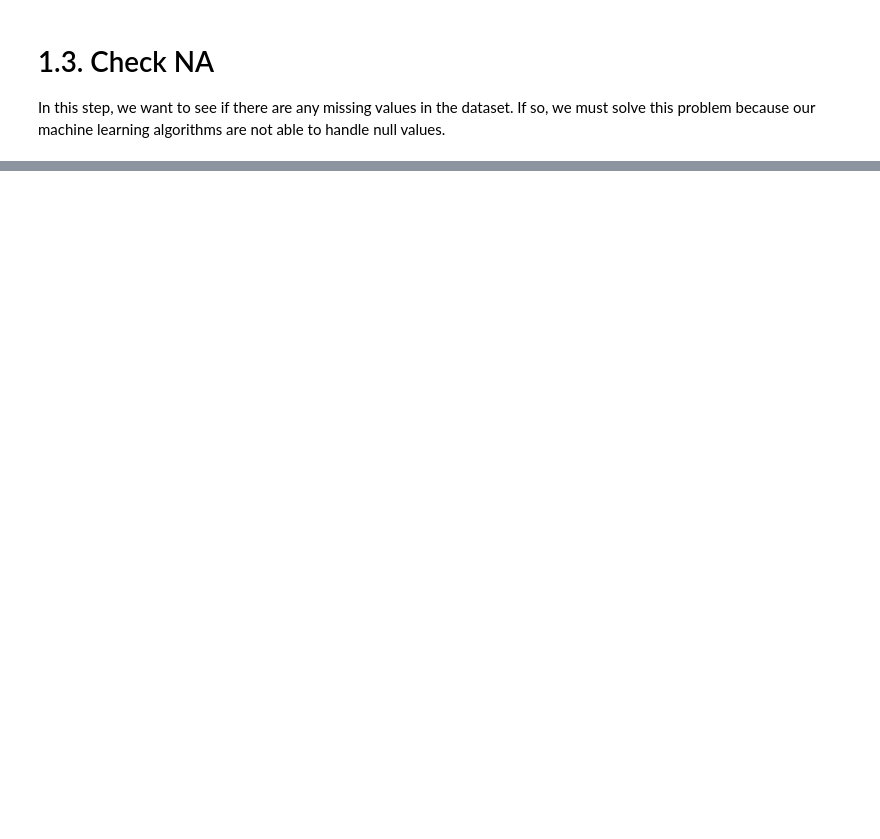
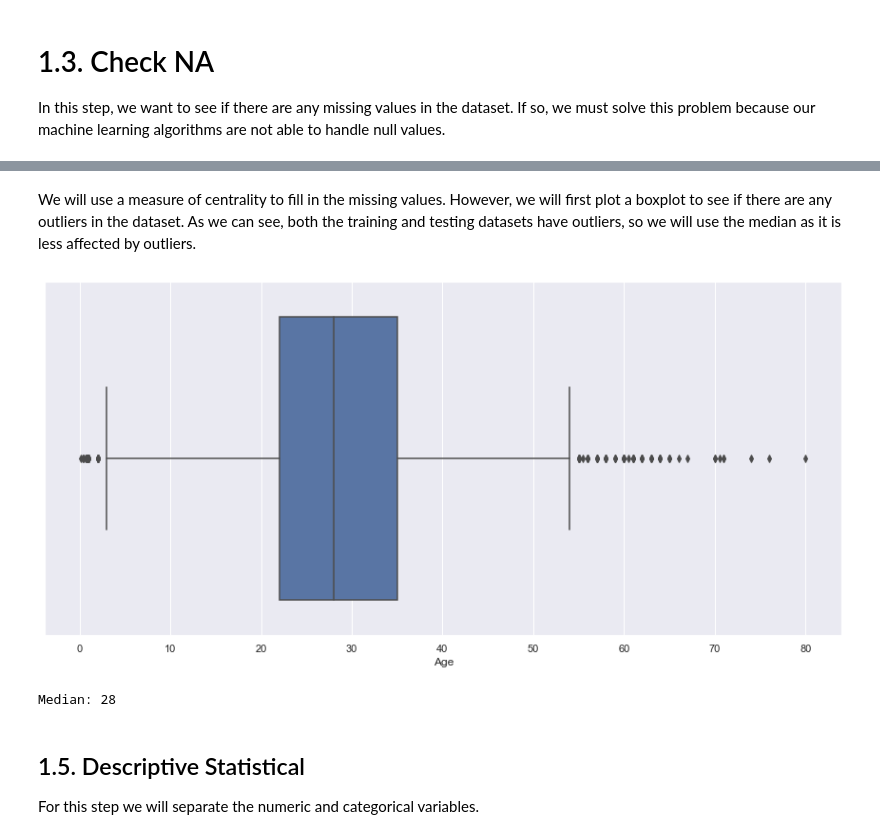
Before and after one commit to endhel/Prediction-of-the-Survivors-Titanic, a Jupyter notebook: Prediction-of-the-Survivors-Titanic.ipynb, the cells around one changed output, grey strips where cells are left out. Cells and saved outputs as stored; diff of their text form; code cells hidden in the pictures; blank space fills up the shorter version.

```diff
--- a/Prediction-of-the-Survivors-Titanic.ipynb
+++ b/Prediction-of-the-Survivors-Titanic.ipynb
@@ -187,0 +226,14 @@ We'll explain how to solve the problem in each variable.
+# %% [markdown]
+We will use a measure of centrality to fill in the missing values. However, we will first plot a boxplot to see if there are any outliers in the dataset. As we can see, both the training and testing datasets have outliers, so we will use the median as it is less affected by outliers.
+# %%
+fig, ax = subplots( figsize=(12,6) )
+
+sns.boxplot( x=df1['Age'], ax=ax )
+
+plt.tight_layout()
+# %% [output]
+[figure, added]
+# %%
+print('Median:', int( df1['Age'].median() ) )
+# %% [output]
+Median: 28
@@ -187,0 +242,4 @@ We'll explain how to solve the problem in each variable.
+# %% [markdown]
+## 1.5. Descriptive Statistical
+
+For this step we will separate the numeric and categorical variables.
```
Also changed, not shown: parts of 18 cells of this notebook.
